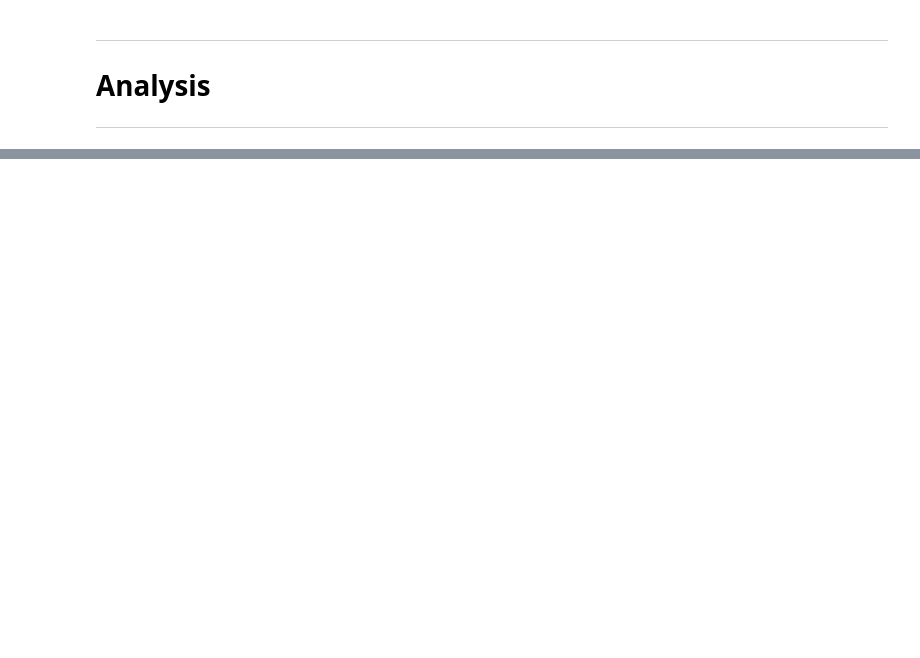
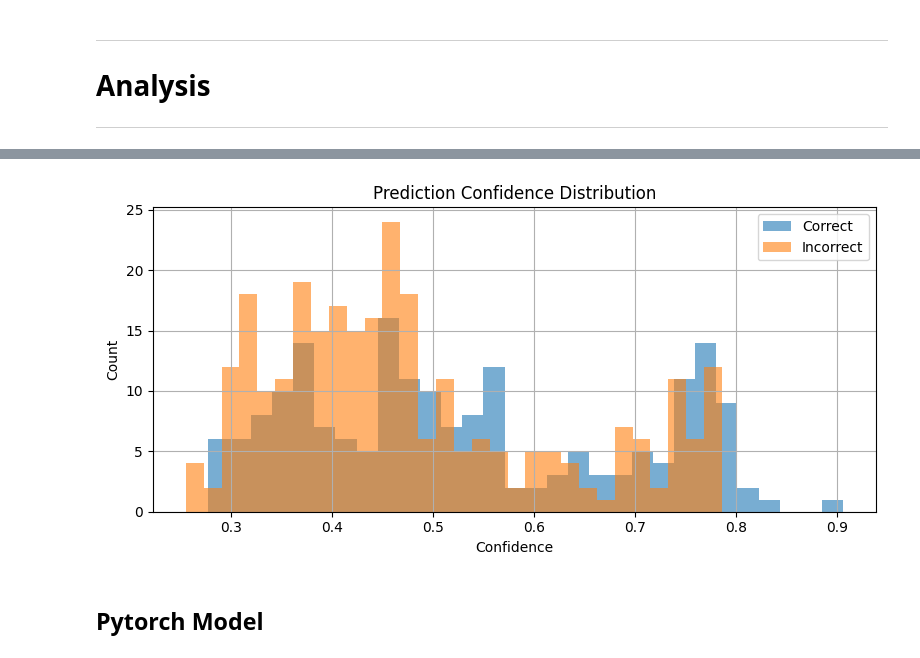
Before and after one commit to kruuZHAW/eye_tracking, a Jupyter notebook: notebooks/sandbox_lstm_classifier.ipynb, the cells around one changed output, grey strips where cells are left out. Cells and saved outputs as stored; diff of their text form; code cells hidden in the pictures; blank space fills up the shorter version.

```diff
--- a/notebooks/sandbox_lstm_classifier.ipynb
+++ b/notebooks/sandbox_lstm_classifier.ipynb
@@ -183,0 +193,23 @@ See the caveats in the documentation: https://pandas.pydata.org/pandas-docs/stab
+# %%
+import matplotlib.pyplot as plt
+
+plt.figure(figsize=(8, 4))
+plt.hist(
+    [c for c, correct in zip(onnx_res["probs"], onnx_res["correct_flags"]) if correct],
+    bins=30, alpha=0.6, label="Correct"
+)
+plt.hist(
+    [c for c, correct in zip(onnx_res["probs"], onnx_res["correct_flags"]) if not correct],
+    bins=30, alpha=0.6, label="Incorrect"
+)
+plt.title("Prediction Confidence Distribution")
+plt.xlabel("Confidence")
+plt.ylabel("Count")
+plt.legend()
+plt.grid(True)
+plt.tight_layout()
+plt.show()
+# %% [output]
+[figure, added]
+# %% [markdown]
+## Pytorch Model
```
Also changed, not shown: parts of 10 cells of this notebook, 5 other files.
